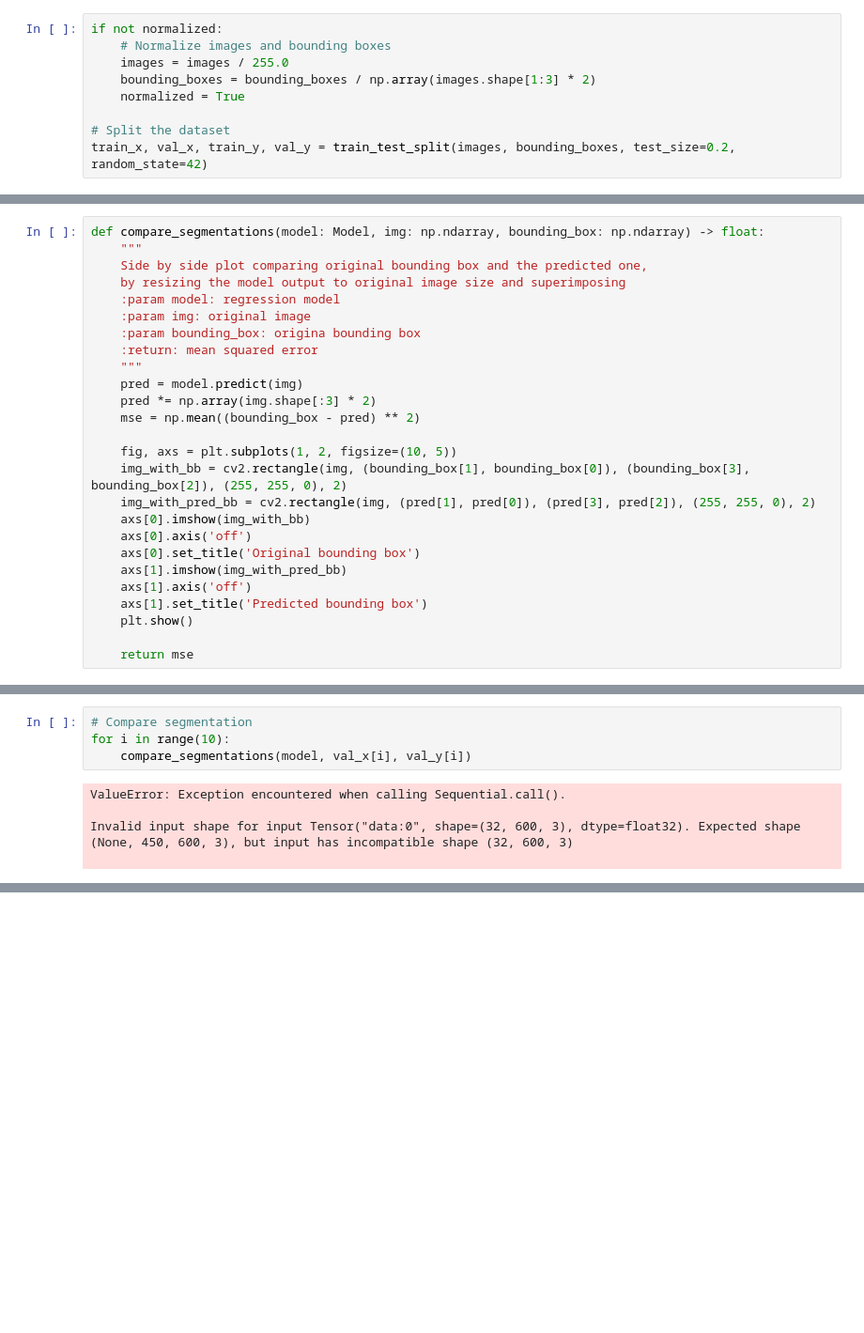
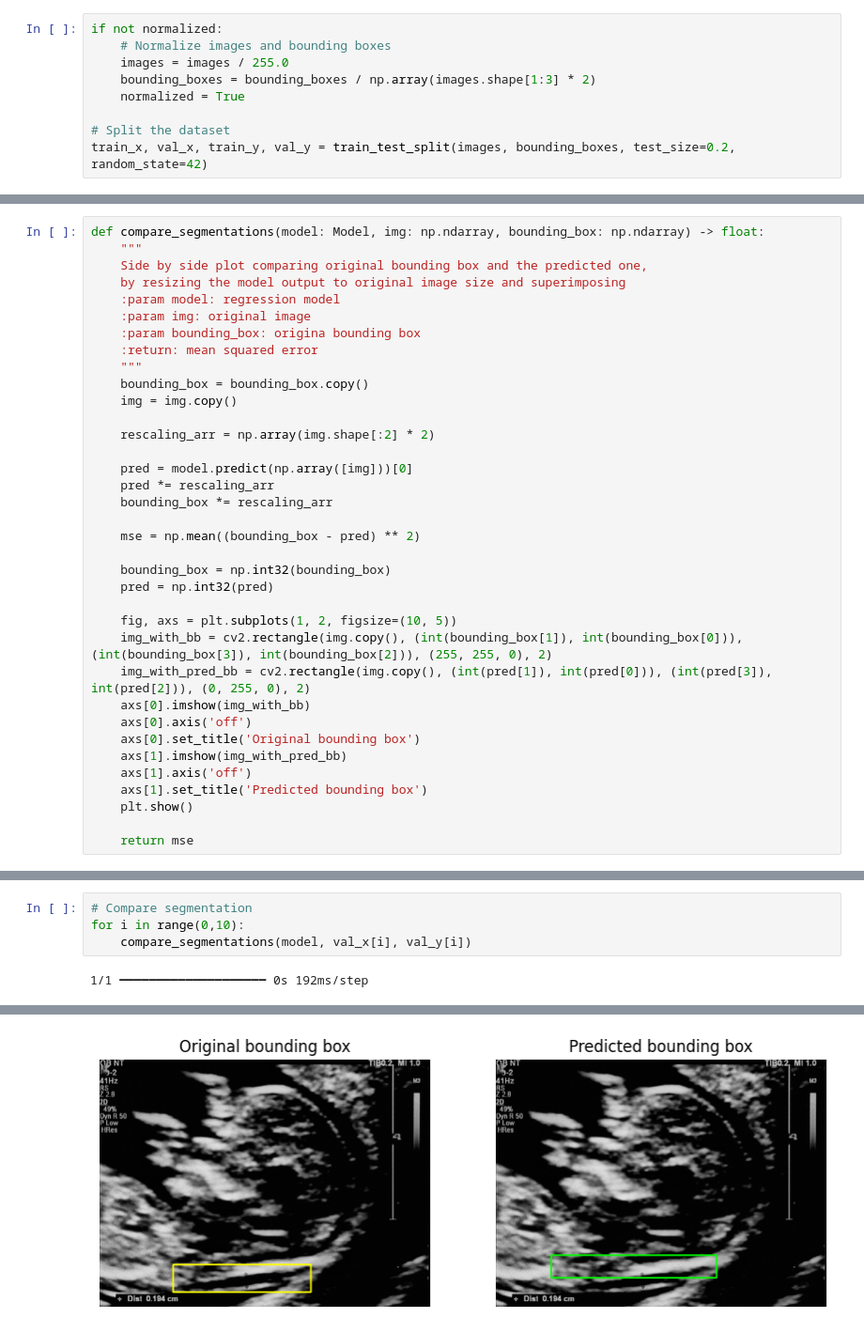
Before and after one commit to gonzagrau/fetus_CNN, a Jupyter notebook: vgg16_NT.ipynb, the cells around one changed output, grey strips where cells are left out. Shown at 94% size. Drawn from its saved outputs; the diff is of its cells as text; blank space fills up the shorter version.

```diff
--- a/vgg16_NT.ipynb
+++ b/vgg16_NT.ipynb
@@ -220,13 +218,23 @@ def compare_segmentations(model: Model, img: np.ndarray, bounding_box: np.ndarra
     :param bounding_box: origina bounding box
     :return: mean squared error
     """
-    pred = model.predict(img)
-    pred *= np.array(img.shape[:3] * 2)
+    bounding_box = bounding_box.copy()
+    img = img.copy()
+
+    rescaling_arr = np.array(img.shape[:2] * 2)
+
+    pred = model.predict(np.array([img]))[0]
+    pred *= rescaling_arr
+    bounding_box *= rescaling_arr
+
     mse = np.mean((bounding_box - pred) ** 2)
 
+    bounding_box = np.int32(bounding_box)
+    pred = np.int32(pred)
+
     fig, axs = plt.subplots(1, 2, figsize=(10, 5))
-    img_with_bb = cv2.rectangle(img, (bounding_box[1], bounding_box[0]), (bounding_box[3], bounding_box[2]), (255, 255, 0), 2)
-    img_with_pred_bb = cv2.rectangle(img, (pred[1], pred[0]), (pred[3], pred[2]), (255, 255, 0), 2)
+    img_with_bb = cv2.rectangle(img.copy(), (int(bounding_box[1]), int(bounding_box[0])), (int(bounding_box[3]), int(bounding_box[2])), (255, 255, 0), 2)
+    img_with_pred_bb = cv2.rectangle(img.copy(), (int(pred[1]), int(pred[0])), (int(pred[3]), int(pred[2])), (0, 255, 0), 2)
     axs[0].imshow(img_with_bb)
     axs[0].axis('off')
     axs[0].set_title('Original bounding box')
@@ -239,9 +265,6 @@ def compare_segmentations(model: Model, img: np.ndarray, bounding_box: np.ndarra
 # %%
 # Compare segmentation
-for i in range(10):
+for i in range(0,10):
     compare_segmentations(model, val_x[i], val_y[i])
 # %% [output]
-ValueError: Exception encountered when calling Sequential.call().
-
-Invalid input shape for input Tensor("data:0", shape=(32, 600, 3), dtype=float32). Expected shape (None, 450, 600, 3), but input has incompatible shape (32, 600, 3)
-
+1/1 ━━━━━━━━━━━━━━━━━━━━ 0s 192ms/step
@@ -247,0 +273 @@ Invalid input shape for input Tensor("data:0", shape=(32, 600, 3), dtype=float32
+[figure, added]
```
Also changed, not shown: parts of 6 cells of this notebook, 1 other file.
